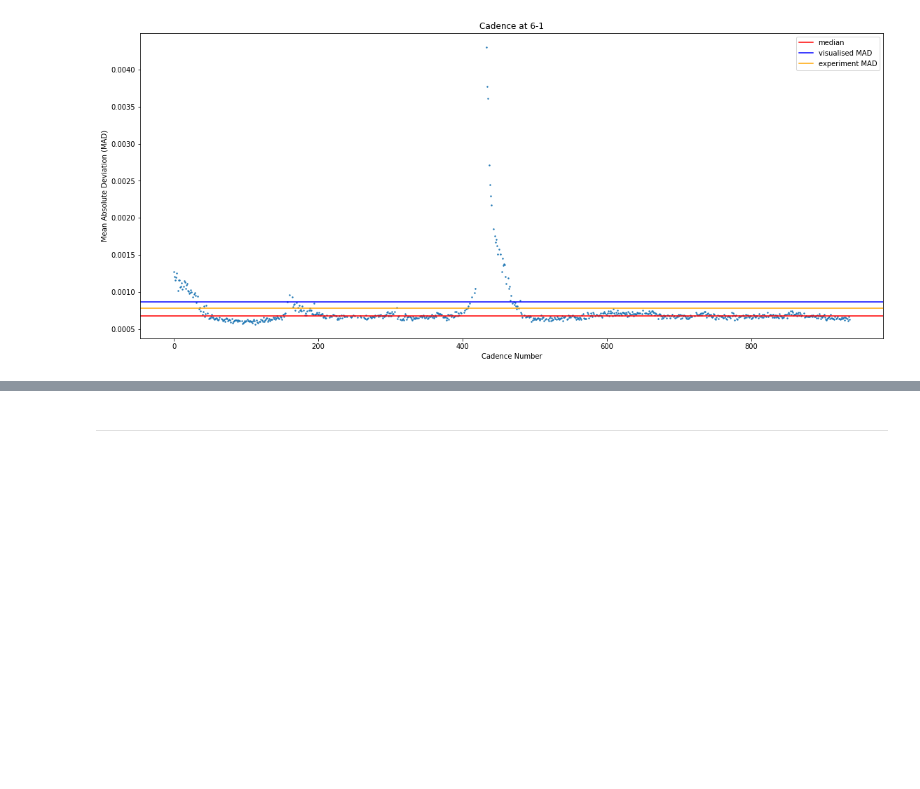
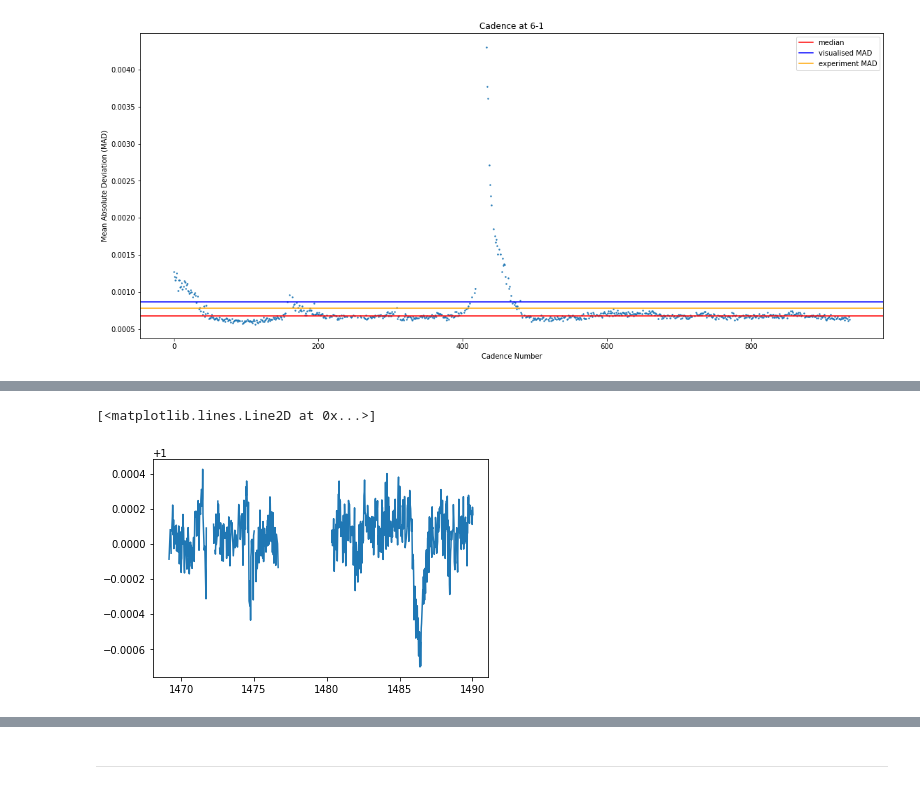
Before and after one commit to azibn/automated_exocomet_hunt, a Jupyter notebook: Notebooks/Eleanor_Test.ipynb, the cells around one changed output, grey strips where cells are left out. Cells and saved outputs as stored; diff of their text form; code cells hidden in the pictures; blank space fills up the shorter version.

```diff
--- a/Notebooks/Eleanor_Test.ipynb
+++ b/Notebooks/Eleanor_Test.ipynb
@@ -170,0 +171,6 @@ plt.show()
+# %%
+mad_cut_df = pd.DataFrame(data=[df.time[(df.quality==0) & mask & mad_cut2],df.normalised_corr_flux[(df.quality==0) & mask & mad_cut],df.quality[(df.quality==0) & mask & mad_cut]]).T
+plt.plot(mad_cut_df.time,mad_cut_df.corr_flux)
+# %% [output]
+[<matplotlib.lines.Line2D at 0x...>]
+[figure, added]
```
Also changed, not shown: parts of 9 cells of this notebook, 2 other files.
